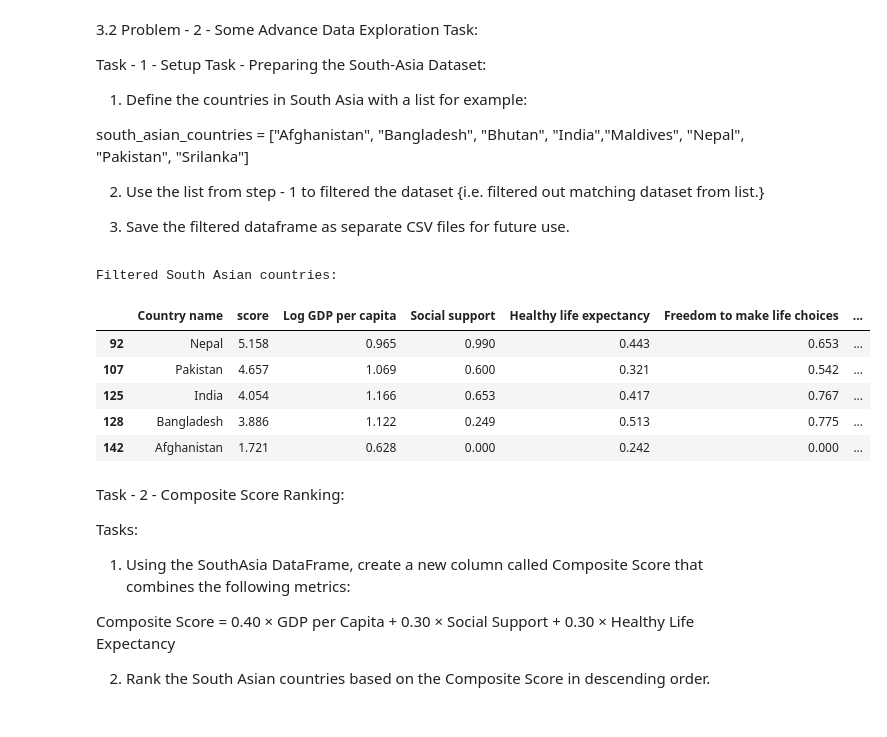
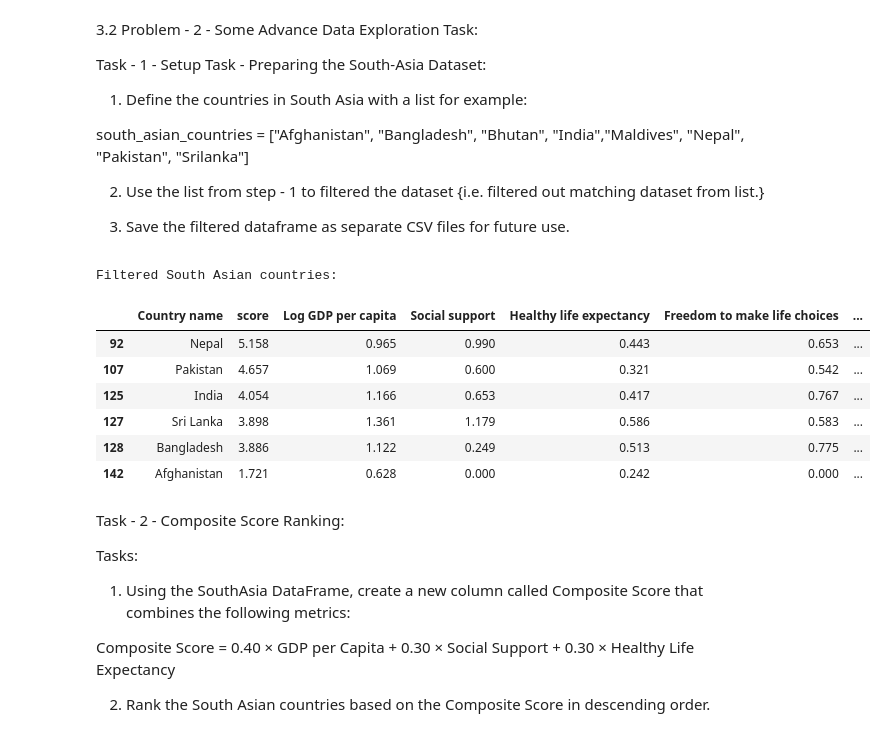
Before and after one commit to pritishma-shakya/Concepts-and-Technologies-of-AI, a Jupyter notebook: 2408412_PritishmaShakya.ipynb, the cells around one changed output. Saved outputs shown, nothing was run; the diff lists cells and outputs as text; code cells hidden in the pictures.

```diff
--- a/2408412_PritishmaShakya.ipynb
+++ b/2408412_PritishmaShakya.ipynb
@@ -276,20 +278,21 @@ Task - 1 - Setup Task - Preparing the South-Asia Dataset:
 3. Save the filtered dataframe as separate CSV files for future use.
 # %%
 #define the south asian countries
-south_asian_countries=["Afghanistan", "Bangladesh", "Bhutan", "India","Maldives", "Nepal", "Pakistan", "Srilanka"]
+south_asian_countries=["Afghanistan", "Bangladesh", "Bhutan", "India","Maldives", "Nepal", "Pakistan", "Sri Lanka"]
 #filtering the south asian countries from the dataset
 south_asian_data=df[df['Country name'].isin(south_asian_countries)]
 #save the filtered data to a seperate csv file
 south_asian_data.to_csv('south_asian_countries_data.csv', index=False)
 #print the south asian countries
 print("Filtered South Asian countries:")
-south_asian_data.head()
+south_asian_data
 # %% [output]
 Filtered South Asian countries:
 |  | Country name | score | Log GDP per capita | Social support | Healthy life expectancy | Freedom to make life choices | ... |
 | 92 | Nepal | 5.158 | 0.965 | 0.990 | 0.443 | 0.653 | ... |
 | 107 | Pakistan | 4.657 | 1.069 | 0.600 | 0.321 | 0.542 | ... |
 | 125 | India | 4.054 | 1.166 | 0.653 | 0.417 | 0.767 | ... |
+| 127 | Sri Lanka | 3.898 | 1.361 | 1.179 | 0.586 | 0.583 | ... |
 | 128 | Bangladesh | 3.886 | 1.122 | 0.249 | 0.513 | 0.775 | ... |
 | 142 | Afghanistan | 1.721 | 0.628 | 0.000 | 0.242 | 0.000 | ... |
 # %% [markdown]
```
Also changed, not shown: parts of 26 cells of this notebook.
